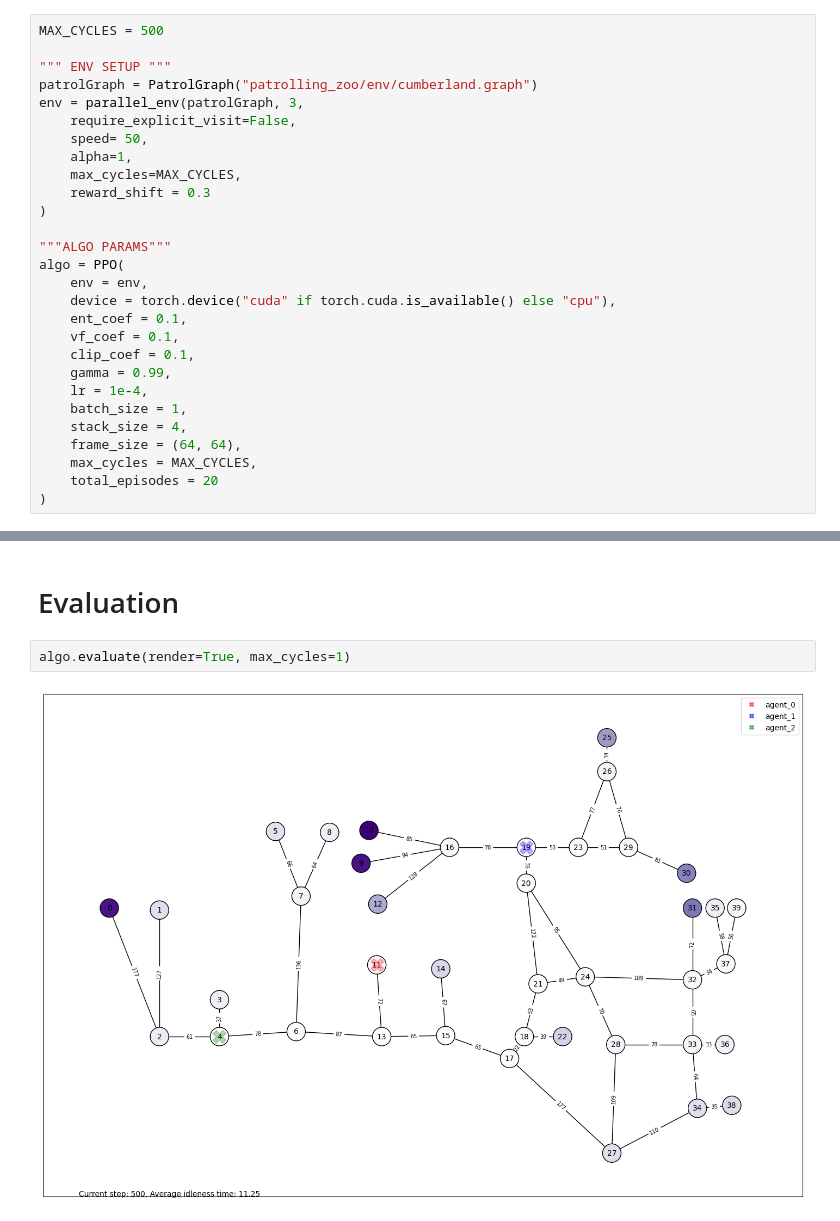
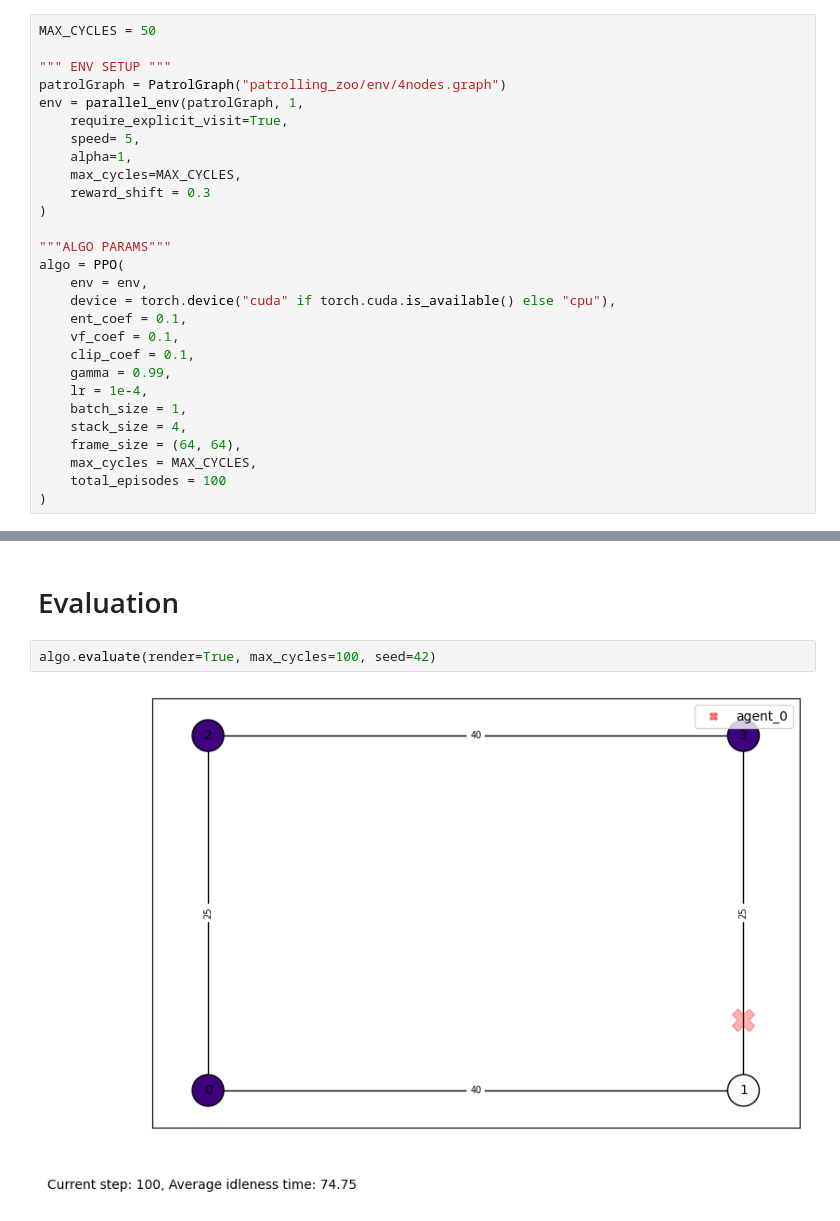
Before and after one commit to NU-IDEAS-Lab/patrolling_zoo, a Jupyter notebook: ppo.ipynb, the cells around one changed output, grey strips where cells are left out. Drawn from its saved outputs; the diff is of its cells as text.

```diff
--- a/ppo.ipynb
+++ b/ppo.ipynb
@@ -20,13 +23,13 @@ else:
 # %% [markdown]
 # Configuration
 # %%
-MAX_CYCLES = 500
+MAX_CYCLES = 50
 
 """ ENV SETUP """
-patrolGraph = PatrolGraph("patrolling_zoo/env/cumberland.graph")
-env = parallel_env(patrolGraph, 3,
-    require_explicit_visit=False,
-    speed= 50,
+patrolGraph = PatrolGraph("patrolling_zoo/env/4nodes.graph")
+env = parallel_env(patrolGraph, 1,
+    require_explicit_visit=True,
+    speed= 5,
     alpha=1,
     max_cycles=MAX_CYCLES,
     reward_shift = 0.3
@@ -45,7 +48,7 @@ algo = PPO(
     stack_size = 4,
     frame_size = (64, 64),
     max_cycles = MAX_CYCLES,
-    total_episodes = 20
+    total_episodes = 100
 )
 # %% [markdown]
 # Training
@@ -153,6 +119,6 @@ plt.show()
 # %% [markdown]
 # Evaluation
 # %%
-algo.evaluate(render=True, max_cycles=1)
+algo.evaluate(render=True, max_cycles=100, seed=42)
 # %% [output]
-[figure, old version]
+[figure, new version]
```
Also changed, not shown: parts of 4 cells of this notebook, 1 other file.
